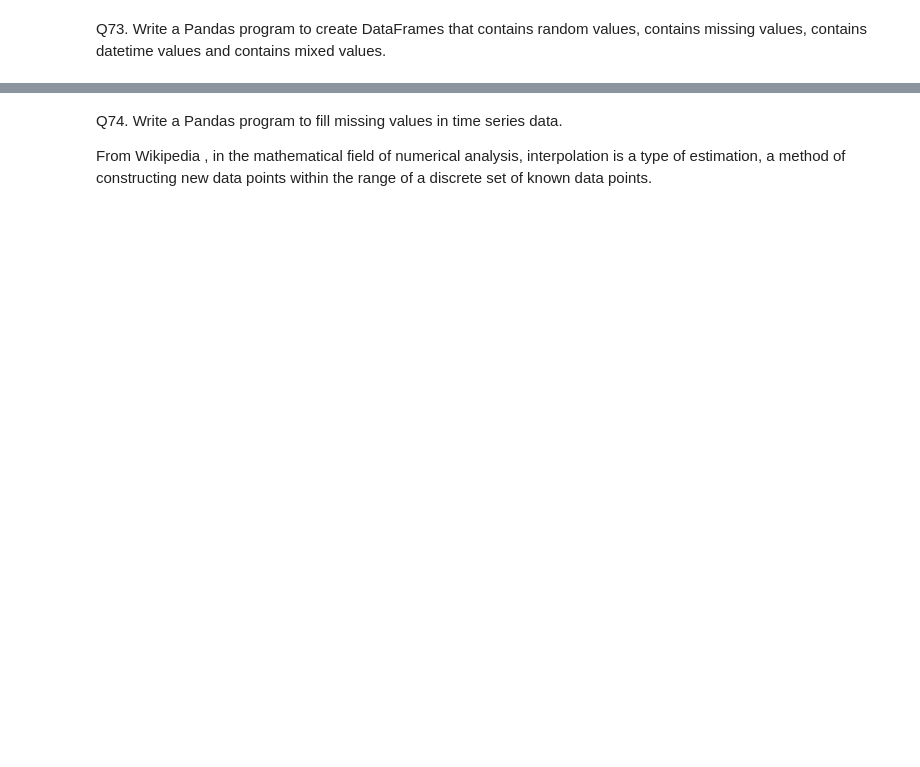
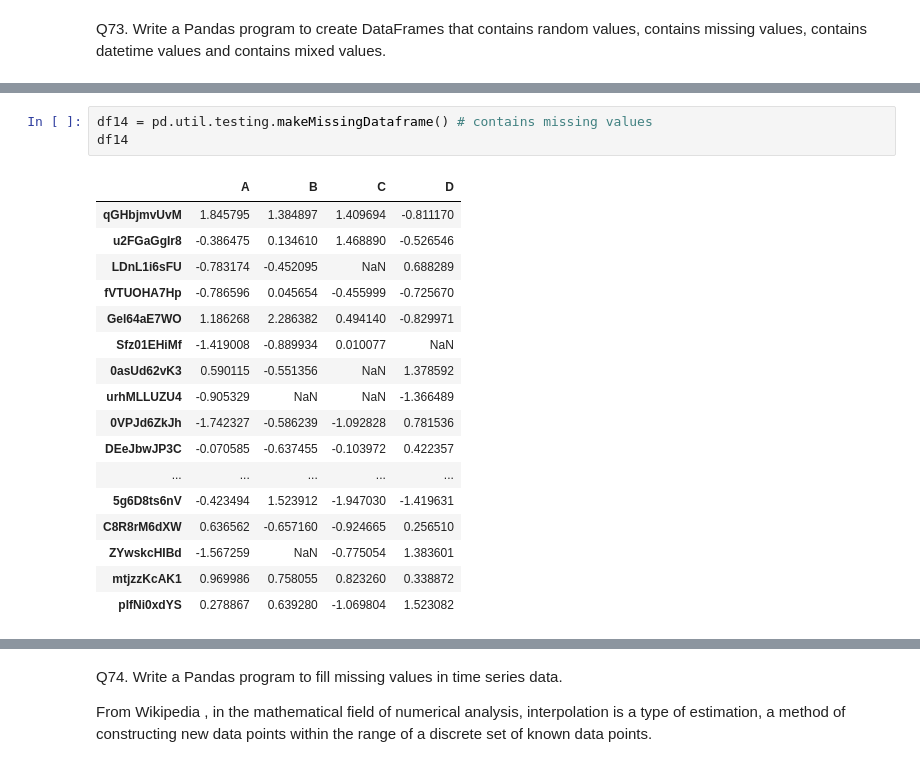
Before and after one commit to eswarpoluri/ML-DL-Practice-Assignments, a Jupyter notebook: ML/Pandas/2. DataFrames/Pandas_Dataframe_Answers.ipynb, the cells around one changed output, grey strips where cells are left out. Cells and saved outputs as stored; diff of their text form; blank space fills up the shorter version.

```diff
--- a/ML/Pandas/2. DataFrames/Pandas_Dataframe_Answers.ipynb
+++ b/ML/Pandas/2. DataFrames/Pandas_Dataframe_Answers.ipynb
@@ -1574,0 +1747,21 @@ Q73. Write a Pandas program to create DataFrames that contains random values, co
+# %%
+df14 = pd.util.testing.makeMissingDataframe() # contains missing values
+df14
+# %% [output]
+|  | A | B | C | D |
+| qGHbjmvUvM | 1.845795 | 1.384897 | 1.409694 | -0.811170 |
+| u2FGaGgIr8 | -0.386475 | 0.134610 | 1.468890 | -0.526546 |
+| LDnL1i6sFU | -0.783174 | -0.452095 | NaN | 0.688289 |
+| fVTUOHA7Hp | -0.786596 | 0.045654 | -0.455999 | -0.725670 |
+| Gel64aE7WO | 1.186268 | 2.286382 | 0.494140 | -0.829971 |
+| Sfz01EHiMf | -1.419008 | -0.889934 | 0.010077 | NaN |
+| 0asUd62vK3 | 0.590115 | -0.551356 | NaN | 1.378592 |
+| urhMLLUZU4 | -0.905329 | NaN | NaN | -1.366489 |
+| 0VPJd6ZkJh | -1.742327 | -0.586239 | -1.092828 | 0.781536 |
+| DEeJbwJP3C | -0.070585 | -0.637455 | -0.103972 | 0.422357 |
+| ... | ... | ... | ... | ... |
+| 5g6D8ts6nV | -0.423494 | 1.523912 | -1.947030 | -1.419631 |
+| C8R8rM6dXW | 0.636562 | -0.657160 | -0.924665 | 0.256510 |
+| ZYwskcHIBd | -1.567259 | NaN | -0.775054 | 1.383601 |
+| mtjzzKcAK1 | 0.969986 | 0.758055 | 0.823260 | 0.338872 |
+| pIfNi0xdYS | 0.278867 | 0.639280 | -1.069804 | 1.523082 |
```
Also changed, not shown: parts of 62 cells of this notebook, 1 other file.
